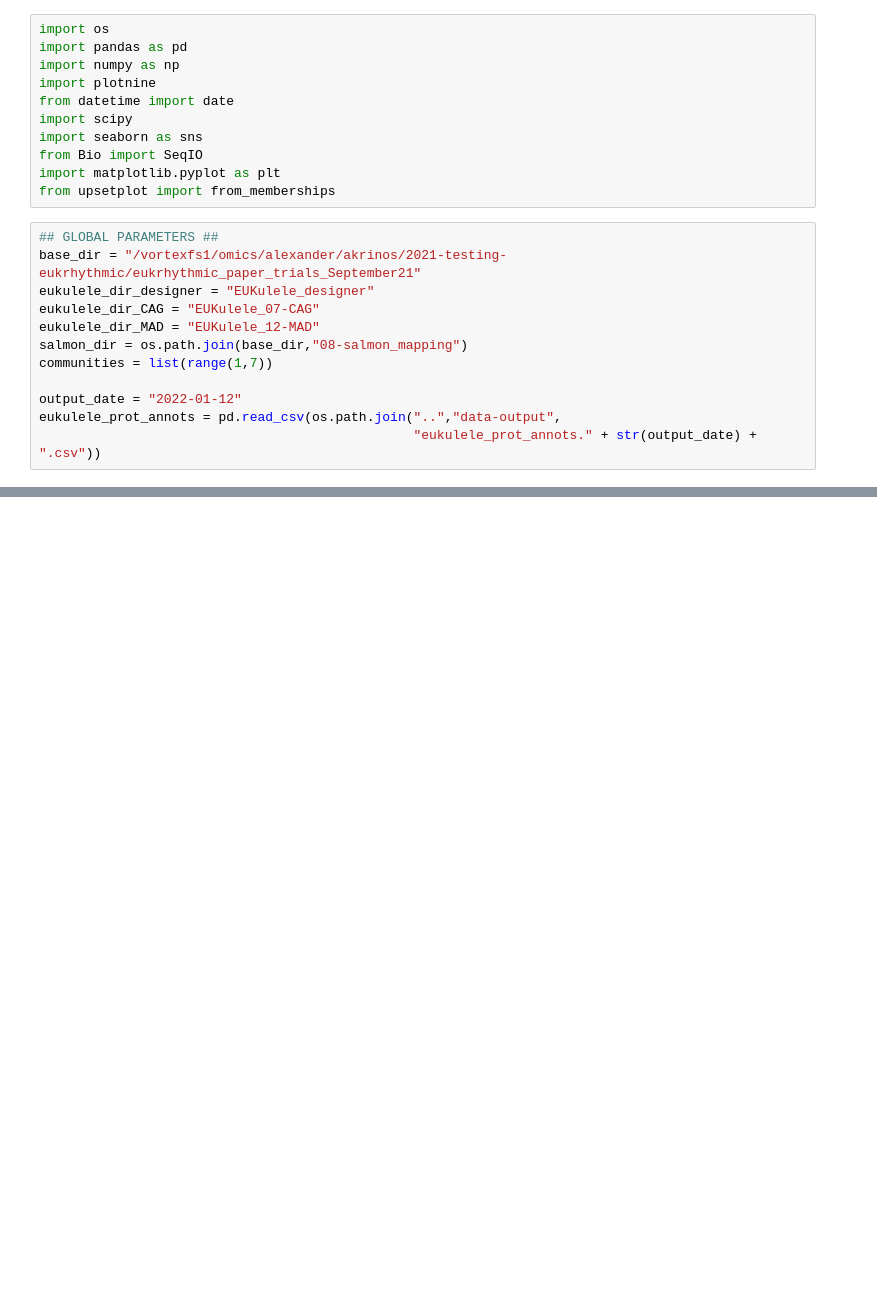
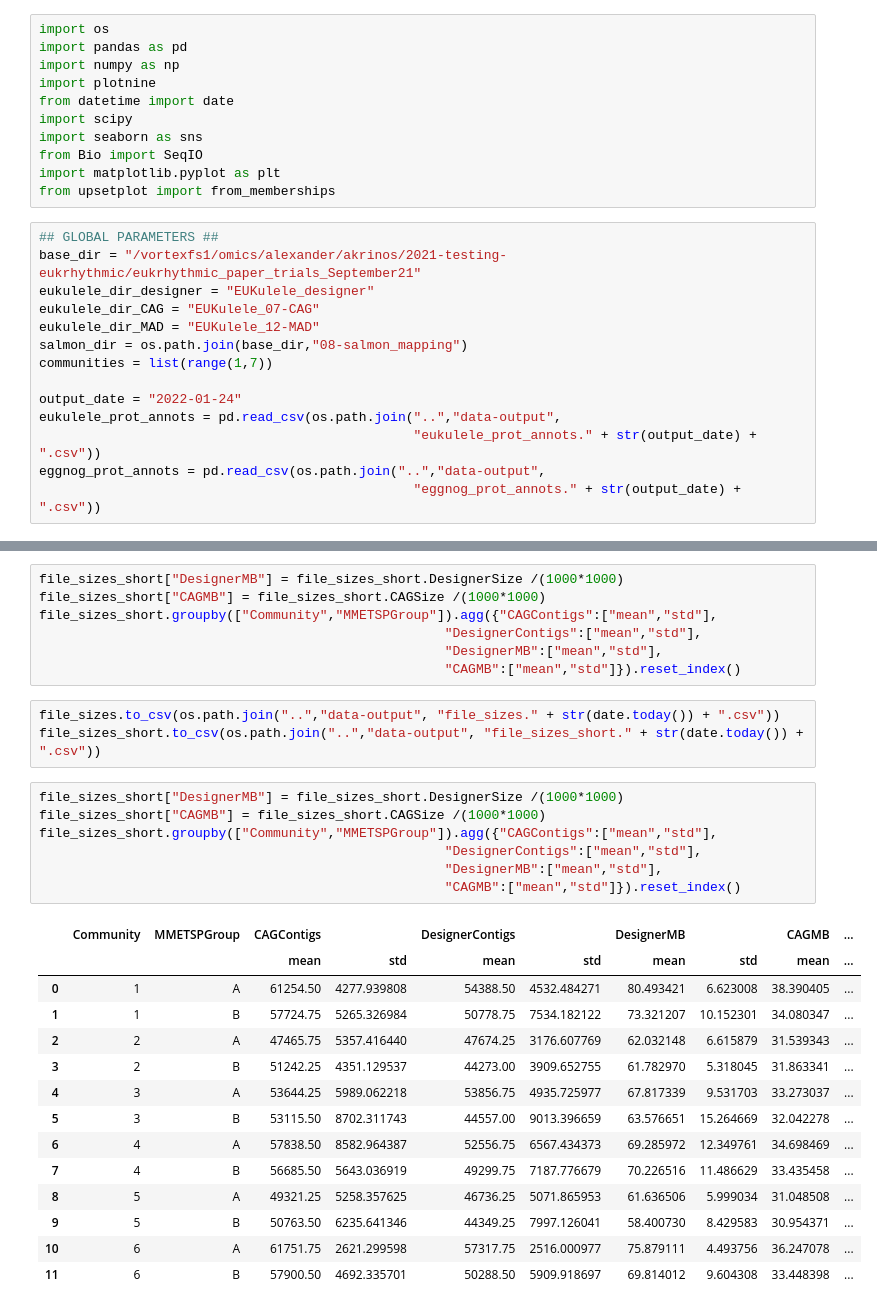
Before and after one commit to akrinos/2022-Krinos-eukrhythmic, a Jupyter notebook: jupyter-notebooks/generate-tables.ipynb, the cells around one changed output, grey strips where cells are left out. Saved outputs shown, nothing was run; the diff lists cells and outputs as text; blank space fills up the shorter version.

```diff
--- a/jupyter-notebooks/generate-tables.ipynb
+++ b/jupyter-notebooks/generate-tables.ipynb
@@ -18,6 +18,8 @@ eukulele_dir_MAD = "EUKulele_12-MAD"
 salmon_dir = os.path.join(base_dir,"08-salmon_mapping")
 communities = list(range(1,7))
 
-output_date = "2022-01-12"
+output_date = "2022-01-24"
 eukulele_prot_annots = pd.read_csv(os.path.join("..","data-output",
                                                 "eukulele_prot_annots." + str(output_date) + ".csv"))
+eggnog_prot_annots = pd.read_csv(os.path.join("..","data-output",
+                                                "eggnog_prot_annots." + str(output_date) + ".csv"))
@@ -88,0 +188,32 @@ NameError: name 'file_sizes' is not defined
+# %%
+file_sizes_short["DesignerMB"] = file_sizes_short.DesignerSize /(1000*1000)
+file_sizes_short["CAGMB"] = file_sizes_short.CAGSize /(1000*1000)
+file_sizes_short.groupby(["Community","MMETSPGroup"]).agg({"CAGContigs":["mean","std"],
+                                                    "DesignerContigs":["mean","std"],
+                                                    "DesignerMB":["mean","std"],
+                                                    "CAGMB":["mean","std"]}).reset_index()
+# %%
+file_sizes.to_csv(os.path.join("..","data-output", "file_sizes." + str(date.today()) + ".csv"))
+file_sizes_short.to_csv(os.path.join("..","data-output", "file_sizes_short." + str(date.today()) + ".csv"))
+# %%
+file_sizes_short["DesignerMB"] = file_sizes_short.DesignerSize /(1000*1000)
+file_sizes_short["CAGMB"] = file_sizes_short.CAGSize /(1000*1000)
+file_sizes_short.groupby(["Community","MMETSPGroup"]).agg({"CAGContigs":["mean","std"],
+                                                    "DesignerContigs":["mean","std"],
+                                                    "DesignerMB":["mean","std"],
+                                                    "CAGMB":["mean","std"]}).reset_index()
+# %% [output]
+|  | Community | MMETSPGroup | CAGContigs |  | DesignerContigs |  | DesignerMB |  | CAGMB | ... |
+|  |  |  | mean | std | mean | std | mean | std | mean | ... |
+| 0 | 1 | A | 61254.50 | 4277.939808 | 54388.50 | 4532.484271 | 80.493421 | 6.623008 | 38.390405 | ... |
+| 1 | 1 | B | 57724.75 | 5265.326984 | 50778.75 | 7534.182122 | 73.321207 | 10.152301 | 34.080347 | ... |
+| 2 | 2 | A | 47465.75 | 5357.416440 | 47674.25 | 3176.607769 | 62.032148 | 6.615879 | 31.539343 | ... |
+| 3 | 2 | B | 51242.25 | 4351.129537 | 44273.00 | 3909.652755 | 61.782970 | 5.318045 | 31.863341 | ... |
+| 4 | 3 | A | 53644.25 | 5989.062218 | 53856.75 | 4935.725977 | 67.817339 | 9.531703 | 33.273037 | ... |
+| 5 | 3 | B | 53115.50 | 8702.311743 | 44557.00 | 9013.396659 | 63.576651 | 15.264669 | 32.042278 | ... |
+| 6 | 4 | A | 57838.50 | 8582.964387 | 52556.75 | 6567.434373 | 69.285972 | 12.349761 | 34.698469 | ... |
+| 7 | 4 | B | 56685.50 | 5643.036919 | 49299.75 | 7187.776679 | 70.226516 | 11.486629 | 33.435458 | ... |
+| 8 | 5 | A | 49321.25 | 5258.357625 | 46736.25 | 5071.865953 | 61.636506 | 5.999034 | 31.048508 | ... |
+| 9 | 5 | B | 50763.50 | 6235.641346 | 44349.25 | 7997.126041 | 58.400730 | 8.429583 | 30.954371 | ... |
+| 10 | 6 | A | 61751.75 | 2621.299598 | 57317.75 | 2516.000977 | 75.879111 | 4.493756 | 36.247078 | ... |
+| 11 | 6 | B | 57900.50 | 4692.335701 | 50288.50 | 5909.918697 | 69.814012 | 9.604308 | 33.448398 | ... |
```
Also changed, not shown: parts of 28 cells of this notebook, 9 other files.
